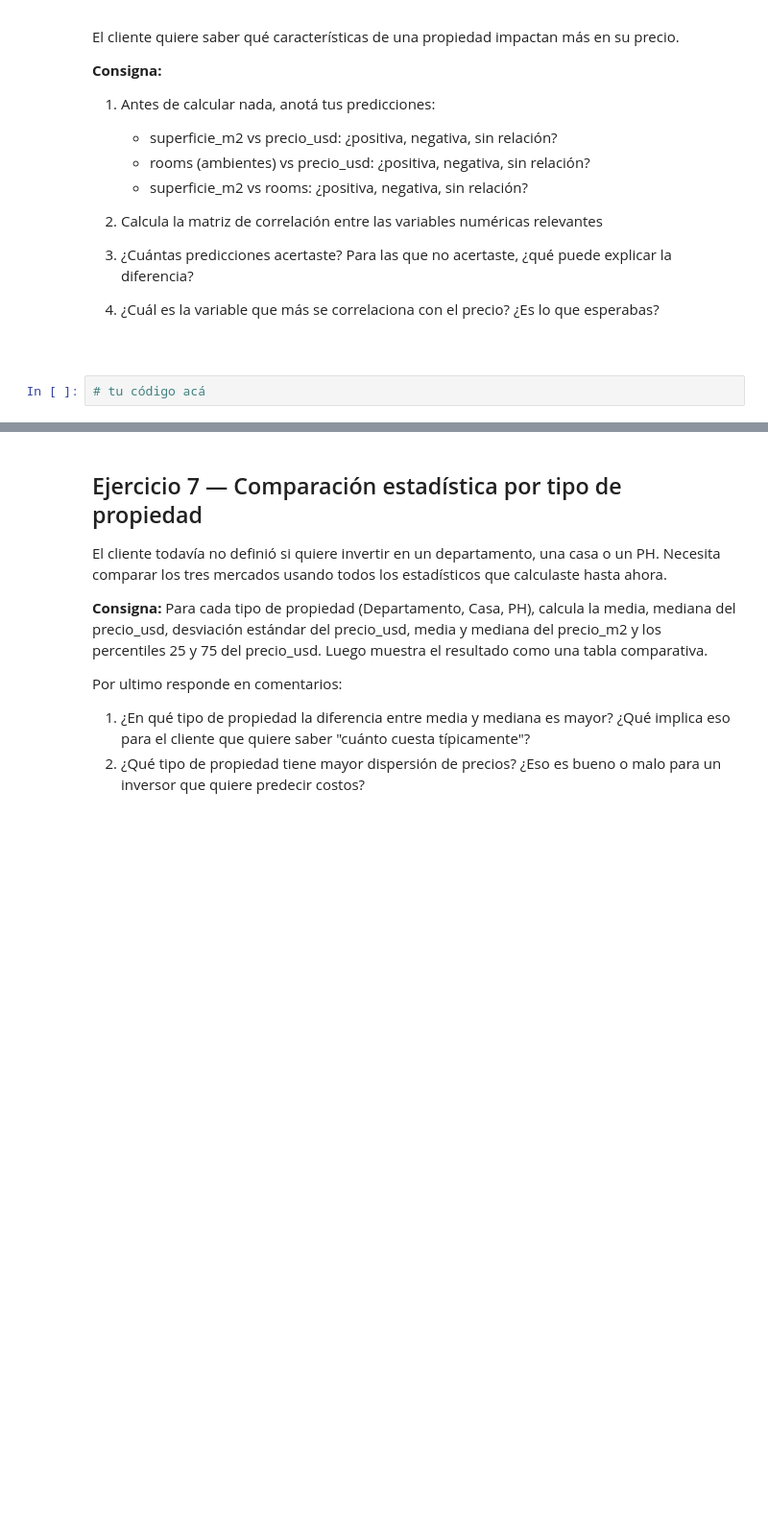
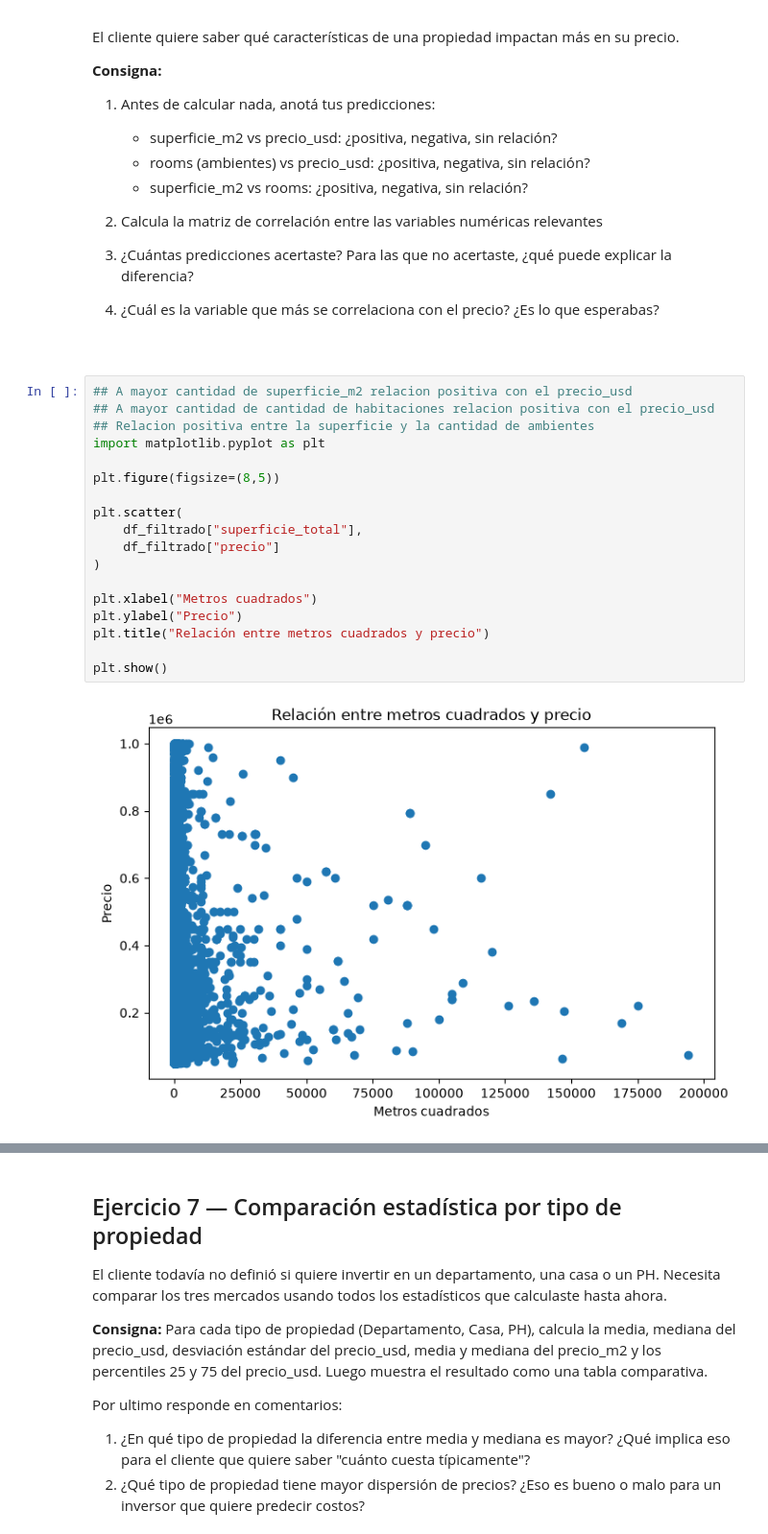
Before and after one commit to gseilerdev/data-analysis-course, a Jupyter notebook: modulo-3-transformacion/clase-11/practica/notebook.ipynb, the cells around one changed output, grey strips where cells are left out. Shown at 96% size. Drawn from its saved outputs; the diff is of its cells as text; blank space fills up the shorter version.

````diff
--- a/modulo-3-transformacion/clase-11/practica/notebook.ipynb
+++ b/modulo-3-transformacion/clase-11/practica/notebook.ipynb
@@ -131,5 +356,23 @@ El cliente quiere saber qué características de una propiedad impactan más en
 3. ¿Cuántas predicciones acertaste? Para las que no acertaste, ¿qué puede explicar la diferencia?
 4. ¿Cuál es la variable que más se correlaciona con el precio? ¿Es lo que esperabas?
 ```
-# %%
-# tu código acá
+# %%
+## A mayor cantidad de superficie_m2 relacion positiva con el precio_usd
+## A mayor cantidad de cantidad de habitaciones relacion positiva con el precio_usd
+## Relacion positiva entre la superficie y la cantidad de ambientes
+import matplotlib.pyplot as plt
+
+plt.figure(figsize=(8,5))
+
+plt.scatter(
+    df_filtrado["superficie_total"],
+    df_filtrado["precio"]
+)
+
+plt.xlabel("Metros cuadrados")
+plt.ylabel("Precio")
+plt.title("Relación entre metros cuadrados y precio")
+
+plt.show()
+# %% [output]
+[figure, added]
````
Also changed, not shown: parts of 32 cells of this notebook.
